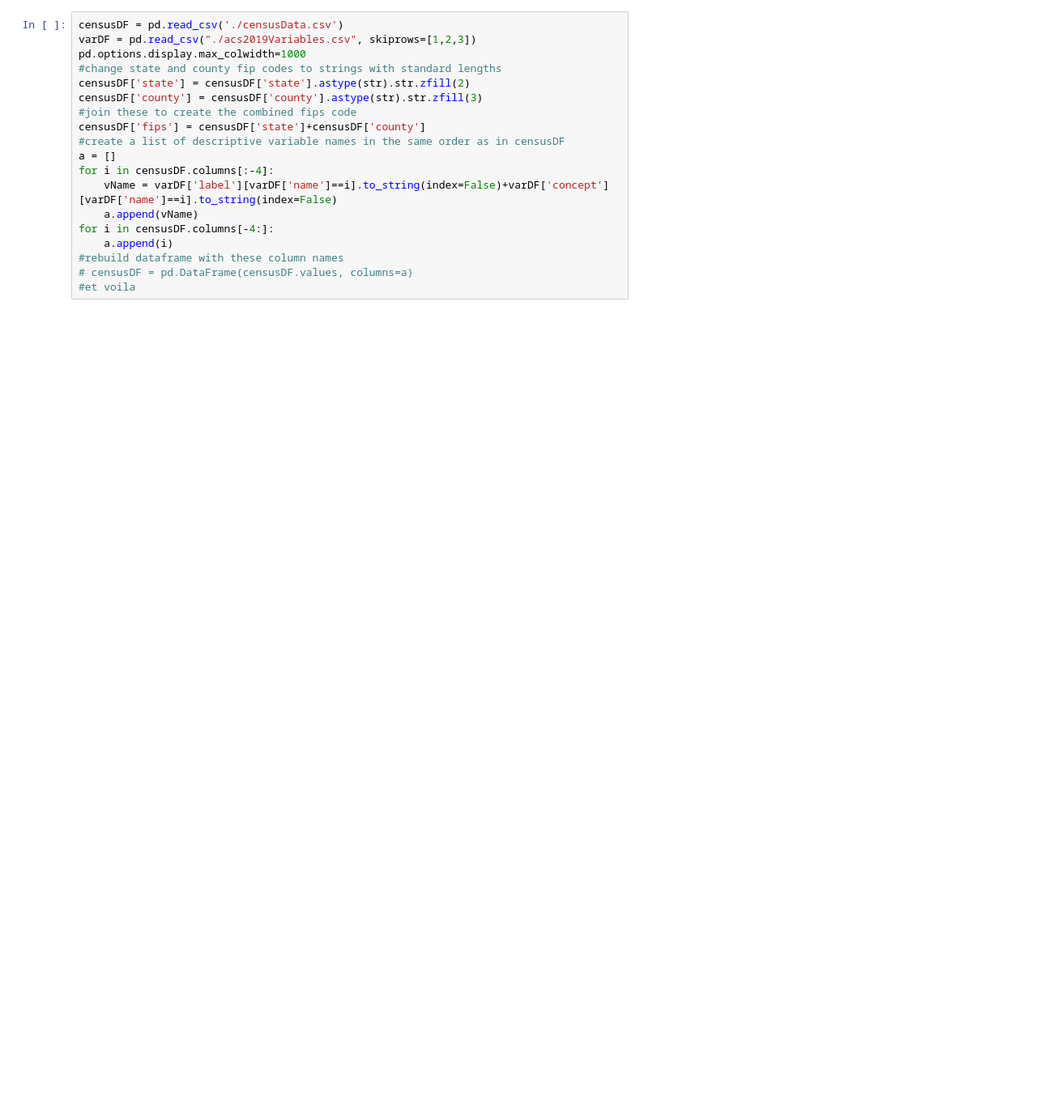
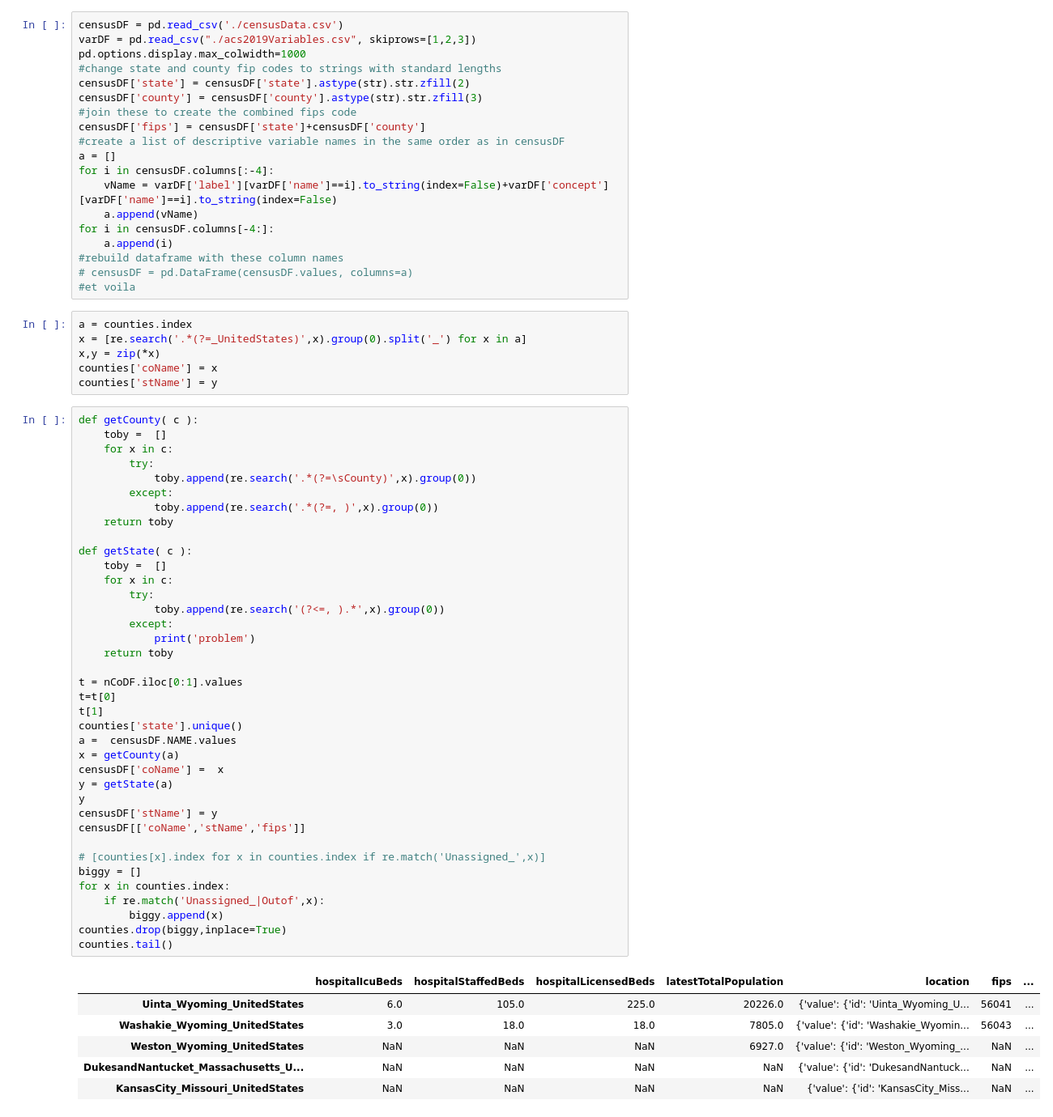
Before and after one commit to richstrouss/capstone, a Jupyter notebook: data/censusData/rjsJackingAround.ipynb, the cells around one changed output. Shown: that part at 81% size. Cells and saved outputs as stored; diff of their text form; blank space fills up the shorter version.

```diff
--- a/data/censusData/rjsJackingAround.ipynb
+++ b/data/censusData/rjsJackingAround.ipynb
@@ -19,3 +61,54 @@ for i in censusDF.columns[-4:]:
 #rebuild dataframe with these column names
 # censusDF = pd.DataFrame(censusDF.values, columns=a)
 #et voila
+# %%
+a = counties.index
+x = [re.search('.*(?=_UnitedStates)',x).group(0).split('_') for x in a]
+x,y = zip(*x)
+counties['coName'] = x
+counties['stName'] = y
+# %%
+def getCounty( c ):
+    toby =  []
+    for x in c:
+        try:
+            toby.append(re.search('.*(?=\sCounty)',x).group(0))
+        except:
+            toby.append(re.search('.*(?=, )',x).group(0))
+    return toby
+
+def getState( c ):
+    toby =  []
+    for x in c:
+        try:
+            toby.append(re.search('(?<=, ).*',x).group(0))
+        except:
+            print('problem')
+    return toby
+
+t = nCoDF.iloc[0:1].values
+t=t[0]
+t[1]
+counties['state'].unique()
+a =  censusDF.NAME.values
+x = getCounty(a)
+censusDF['coName'] =  x
+y = getState(a)
+y
+censusDF['stName'] = y
+censusDF[['coName','stName','fips']]
+
+# [counties[x].index for x in counties.index if re.match('Unassigned_',x)]
+biggy = []
+for x in counties.index:
+    if re.match('Unassigned_|Outof',x):
+        biggy.append(x)
+counties.drop(biggy,inplace=True)
+counties.tail()
+# %% [output]
+|  | hospitalIcuBeds | hospitalStaffedBeds | hospitalLicensedBeds | latestTotalPopulation | location | fips | ... |
+| Uinta_Wyoming_UnitedStates | 6.0 | 105.0 | 225.0 | 20226.0 | {'value': {'id': 'Uinta_Wyoming_U... | 56041 | ... |
+| Washakie_Wyoming_UnitedStates | 3.0 | 18.0 | 18.0 | 7805.0 | {'value': {'id': 'Washakie_Wyomin... | 56043 | ... |
+| Weston_Wyoming_UnitedStates | NaN | NaN | NaN | 6927.0 | {'value': {'id': 'Weston_Wyoming_... | NaN | ... |
+| DukesandNantucket_Massachusetts_U... | NaN | NaN | NaN | NaN | {'value': {'id': 'DukesandNantuck... | NaN | ... |
+| KansasCity_Missouri_UnitedStates | NaN | NaN | NaN | NaN | {'value': {'id': 'KansasCity_Miss... | NaN | ... |
```
Also changed, not shown: parts of 68 cells of this notebook.
